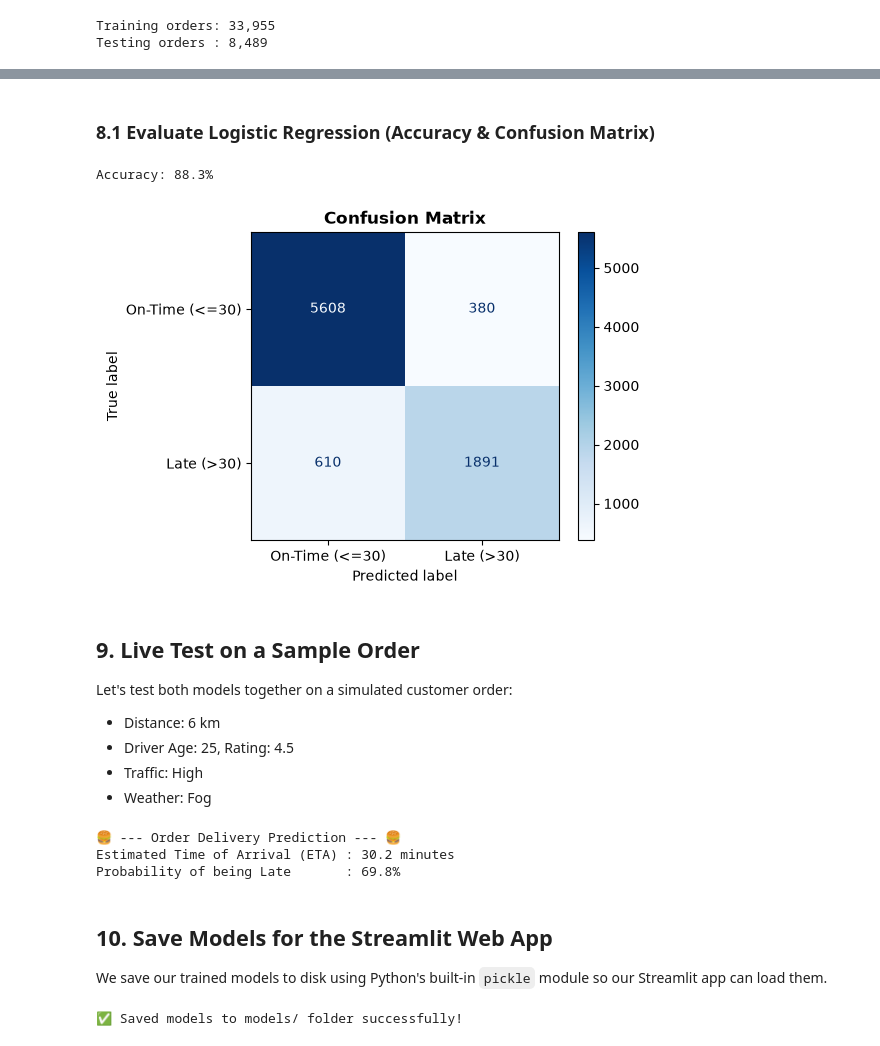
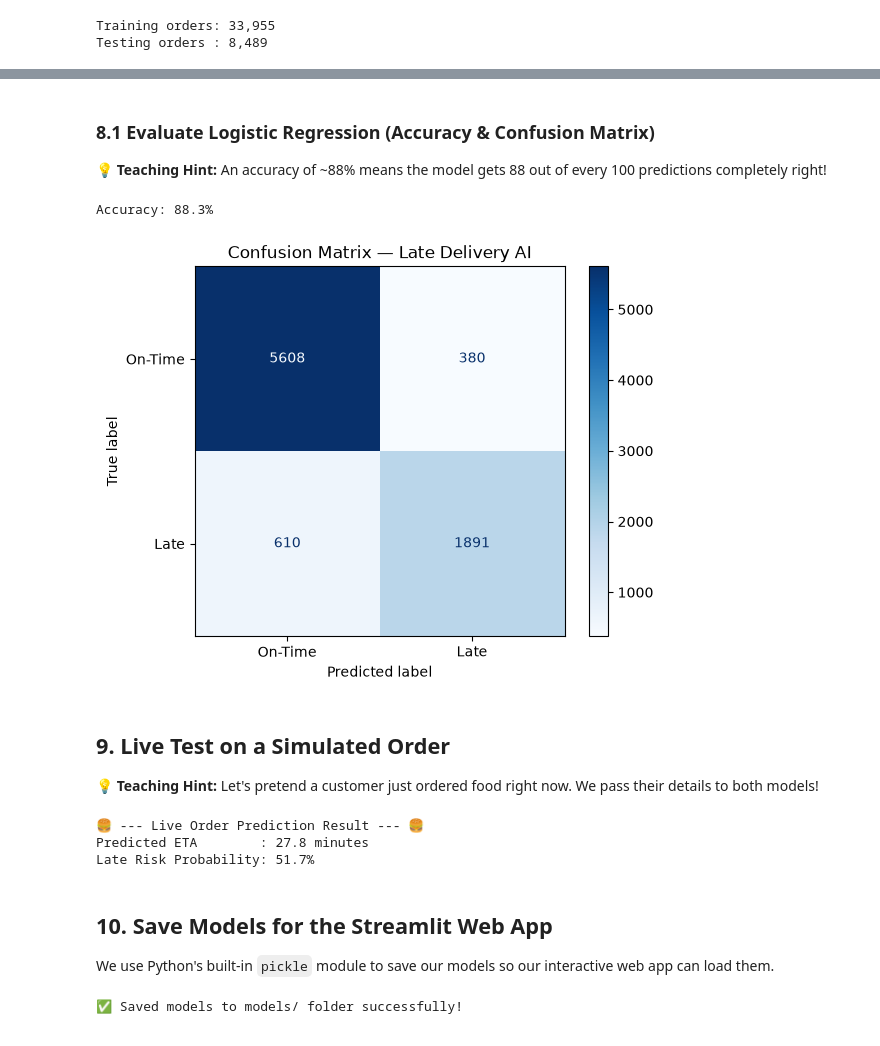
Before and after one commit to theshashank1/zomato_delivery_ai_project, a Jupyter notebook: models.ipynb, the cells around one changed output, grey strips where cells are left out. Drawn from its saved outputs; the diff is of its cells as text; code cells hidden in the pictures.

```diff
--- a/models.ipynb
+++ b/models.ipynb
@@ -208,4 +196,5 @@ late_model.fit(X_train, y_late_train)
 late_predictions = late_model.predict(X_test)
 # %% [markdown]
 ### 8.1 Evaluate Logistic Regression (Accuracy & Confusion Matrix)
+💡 **Teaching Hint:** An accuracy of ~88% means the model gets 88 out of every 100 predictions completely right!
 # %%
@@ -216,51 +205,44 @@ Accuracy: 88.3%
 # %%
 # Confusion Matrix
 cm = confusion_matrix(y_late_test, late_predictions)
-disp = ConfusionMatrixDisplay(confusion_matrix=cm, display_labels=["On-Time (<=30)", "Late (>30)"])
-
-fig, ax = plt.subplots(figsize=(5, 4))
-disp.plot(ax=ax, cmap="Blues", values_format="d")
-plt.title("Confusion Matrix", fontweight="bold")
-plt.grid(False)
+disp = ConfusionMatrixDisplay(confusion_matrix=cm, display_labels=["On-Time", "Late"])
+disp.plot(cmap="Blues")
+plt.title("Confusion Matrix — Late Delivery AI")
 plt.show()
 # %% [output]
-[figure, old version]
+[figure, new version]
-# %% [markdown]
-## 9. Live Test on a Sample Order
-Let's test both models together on a simulated customer order:
-- Distance: 6 km
-- Driver Age: 25, Rating: 4.5
-- Traffic: High
-- Weather: Fog
+# %% [markdown]
+## 9. Live Test on a Simulated Order
+💡 **Teaching Hint:** Let's pretend a customer just ordered food right now. We pass their details to both models!
 # %%
-sample_input = pd.DataFrame([{
-    "distance_km": 6.0,
-    "Delivery_person_Age": 25,
+sample_order = pd.DataFrame([{
+    "distance_km": 6.5,
+    "Delivery_person_Age": 26,
     "Delivery_person_Ratings": 4.5,
     "Vehicle_condition": 1,
-    "multiple_deliveries": 1,
+    "multiple_deliveries": 0,
     "Road_traffic_density": "High",
     "Weather_conditions": "Fog",
     "Festival": "No"
 }])
 
-# One-hot encode and align columns with the training data
-sample_encoded = pd.get_dummies(sample_input).reindex(columns=feature_columns, fill_value=0)
+# Align sample features with training columns
+sample_encoded = pd.get_dummies(sample_order).reindex(columns=feature_columns, fill_value=0)
 
-# Predict
-predicted_minutes = eta_model.predict(sample_encoded)[0]
-late_risk_probability = late_model.predict_proba(sample_encoded)[0, 1]
+# Get both predictions
+predicted_eta = eta_model.predict(sample_encoded)[0]
+late_risk = late_model.predict_proba(sample_encoded)[0, 1]
 
-print("🍔 --- Order Delivery Prediction --- 🍔")
-print(f"Estimated Time of Arrival (ETA) : {predicted_minutes:.1f} minutes")
-print(f"Probability of being Late       : {late_risk_probability * 100:.1f}%")
+print("🍔 --- Live Order Prediction Result --- 🍔")
+print(f"Predicted ETA        : {predicted_eta:.1f} minutes")
+print(f"Late Risk Probability: {late_risk * 100:.1f}%")
 # %% [output]
-🍔 --- Order Delivery Prediction --- 🍔
-Estimated Time of Arrival (ETA) : 30.2 minutes
-Probability of being Late       : 69.8%
+🍔 --- Live Order Prediction Result --- 🍔
+Predicted ETA        : 27.8 minutes
+Late Risk Probability: 51.7%
 # %% [markdown]
 ## 10. Save Models for the Streamlit Web App
-We save our trained models to disk using Python's built-in `pickle` module so our Streamlit app can load them.
+We use Python's built-in `pickle` module to save our models so our interactive web app can load them.
 # %%
 os.makedirs("models", exist_ok=True)
 
```
Also changed, not shown: parts of 31 cells of this notebook, 4 other files.
